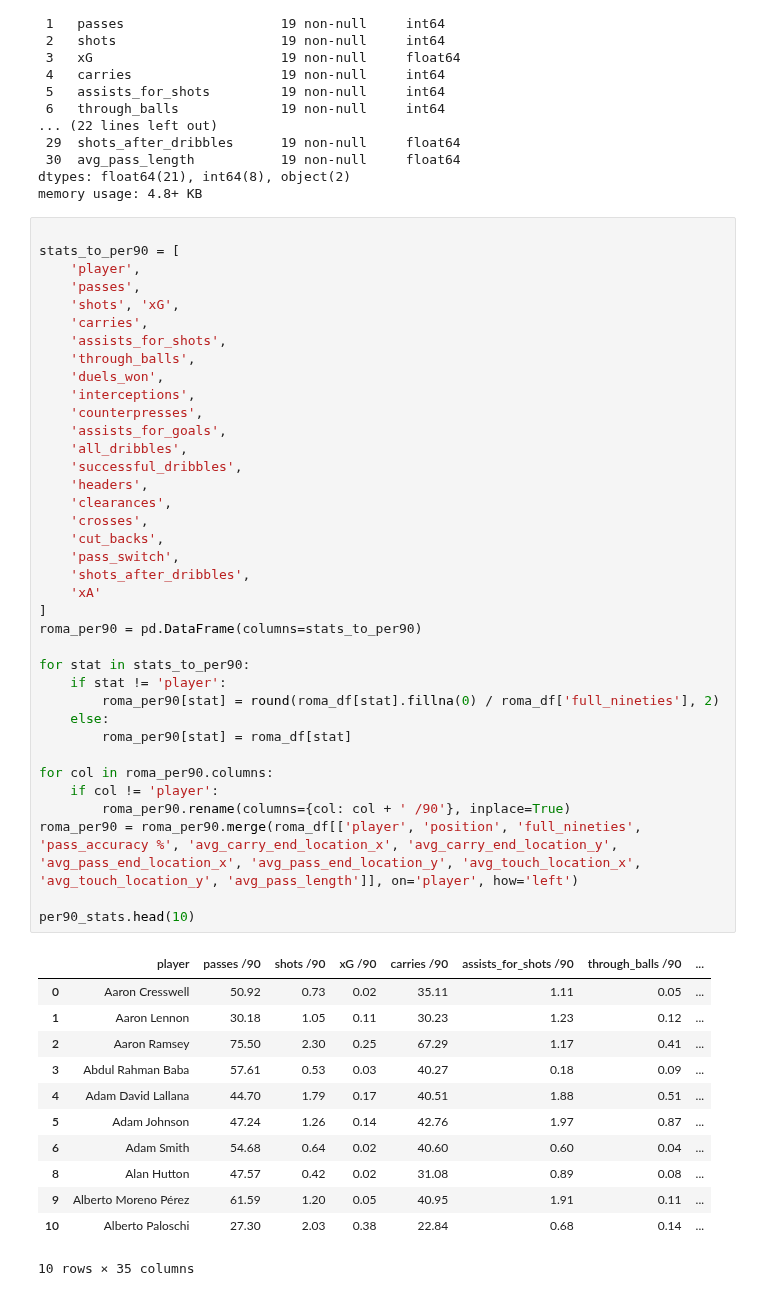
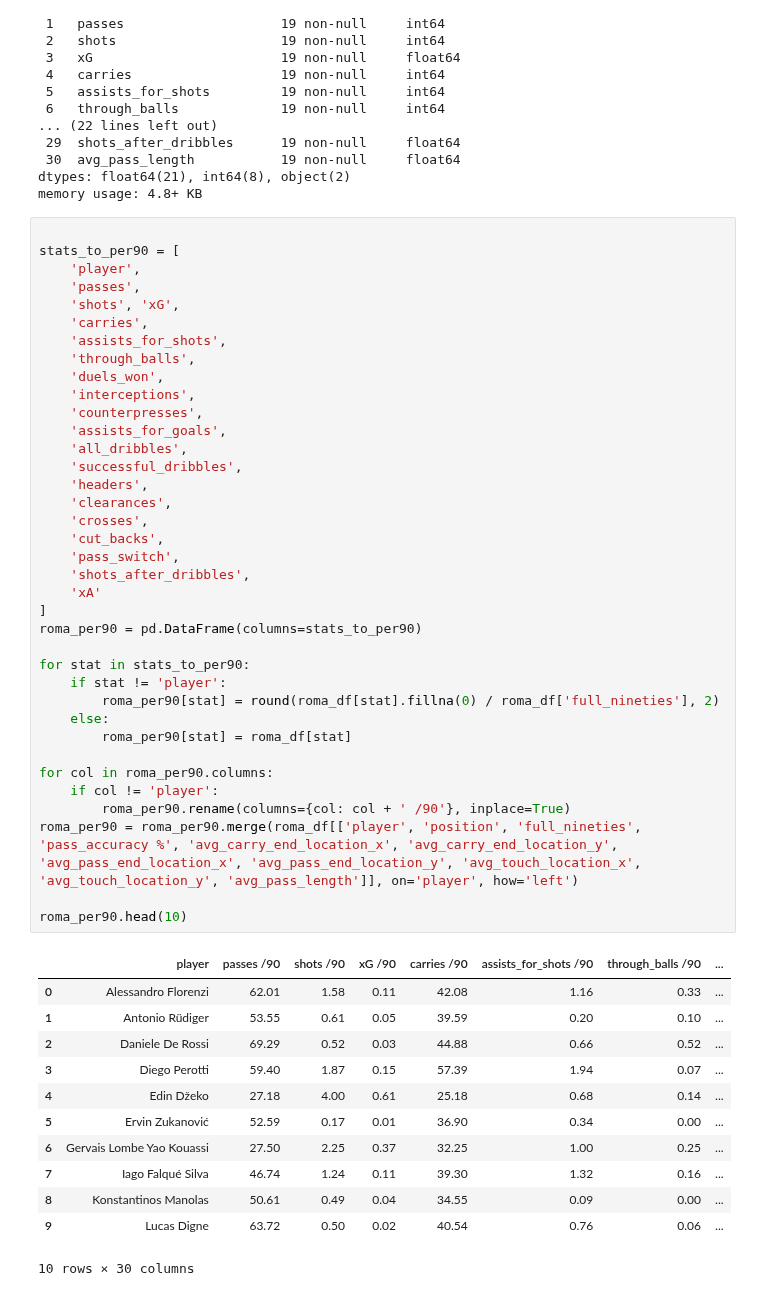
Before and after one commit to levokond/clustering-players-profiles, a Jupyter notebook: sb_data_importing.ipynb, the cells around one changed output. Saved outputs shown, nothing was run; the diff lists cells and outputs as text.

```diff
--- a/sb_data_importing.ipynb
+++ b/sb_data_importing.ipynb
@@ -966,42 +961,42 @@ stats_to_per90 = [
     'through_balls',
     'duels_won',
     'interceptions',
     'counterpresses',
     'assists_for_goals',
     'all_dribbles',
     'successful_dribbles',
     'headers',
     'clearances',
     'crosses',
     'cut_backs',
     'pass_switch',
     'shots_after_dribbles',
     'xA'
 ]
 roma_per90 = pd.DataFrame(columns=stats_to_per90)
 
 for stat in stats_to_per90:
     if stat != 'player':
         roma_per90[stat] = round(roma_df[stat].fillna(0) / roma_df['full_nineties'], 2)
     else:
         roma_per90[stat] = roma_df[stat]
 
 for col in roma_per90.columns:
     if col != 'player':
         roma_per90.rename(columns={col: col + ' /90'}, inplace=True)
 roma_per90 = roma_per90.merge(roma_df[['player', 'position', 'full_nineties', 'pass_accuracy %', 'avg_carry_end_location_x', 'avg_carry_end_location_y', 'avg_pass_end_location_x', 'avg_pass_end_location_y', 'avg_touch_location_x', 'avg_touch_location_y', 'avg_pass_length']], on='player', how='left')
 
-per90_stats.head(10)
+roma_per90.head(10)
 # %% [output]
 |  | player | passes /90 | shots /90 | xG /90 | carries /90 | assists_for_shots /90 | through_balls /90 | ... |
-| 0 | Aaron Cresswell | 50.92 | 0.73 | 0.02 | 35.11 | 1.11 | 0.05 | ... |
-| 1 | Aaron Lennon | 30.18 | 1.05 | 0.11 | 30.23 | 1.23 | 0.12 | ... |
-| 2 | Aaron Ramsey | 75.50 | 2.30 | 0.25 | 67.29 | 1.17 | 0.41 | ... |
-| 3 | Abdul Rahman Baba | 57.61 | 0.53 | 0.03 | 40.27 | 0.18 | 0.09 | ... |
-| 4 | Adam David Lallana | 44.70 | 1.79 | 0.17 | 40.51 | 1.88 | 0.51 | ... |
-| 5 | Adam Johnson | 47.24 | 1.26 | 0.14 | 42.76 | 1.97 | 0.87 | ... |
-| 6 | Adam Smith | 54.68 | 0.64 | 0.02 | 40.60 | 0.60 | 0.04 | ... |
-| 8 | Alan Hutton | 47.57 | 0.42 | 0.02 | 31.08 | 0.89 | 0.08 | ... |
-| 9 | Alberto Moreno Pérez | 61.59 | 1.20 | 0.05 | 40.95 | 1.91 | 0.11 | ... |
-| 10 | Alberto Paloschi | 27.30 | 2.03 | 0.38 | 22.84 | 0.68 | 0.14 | ... |
+| 0 | Alessandro Florenzi | 62.01 | 1.58 | 0.11 | 42.08 | 1.16 | 0.33 | ... |
+| 1 | Antonio Rüdiger | 53.55 | 0.61 | 0.05 | 39.59 | 0.20 | 0.10 | ... |
+| 2 | Daniele De Rossi | 69.29 | 0.52 | 0.03 | 44.88 | 0.66 | 0.52 | ... |
+| 3 | Diego Perotti | 59.40 | 1.87 | 0.15 | 57.39 | 1.94 | 0.07 | ... |
+| 4 | Edin Džeko | 27.18 | 4.00 | 0.61 | 25.18 | 0.68 | 0.14 | ... |
+| 5 | Ervin Zukanović | 52.59 | 0.17 | 0.01 | 36.90 | 0.34 | 0.00 | ... |
+| 6 | Gervais Lombe Yao Kouassi | 27.50 | 2.25 | 0.37 | 32.25 | 1.00 | 0.25 | ... |
+| 7 | Iago Falqué Silva | 46.74 | 1.24 | 0.11 | 39.30 | 1.32 | 0.16 | ... |
+| 8 | Konstantinos Manolas | 50.61 | 0.49 | 0.04 | 34.55 | 0.09 | 0.00 | ... |
+| 9 | Lucas Digne | 63.72 | 0.50 | 0.02 | 40.54 | 0.76 | 0.06 | ... |
-10 rows × 35 columns
+10 rows × 30 columns
```
Also changed, not shown: parts of 7 cells of this notebook.
